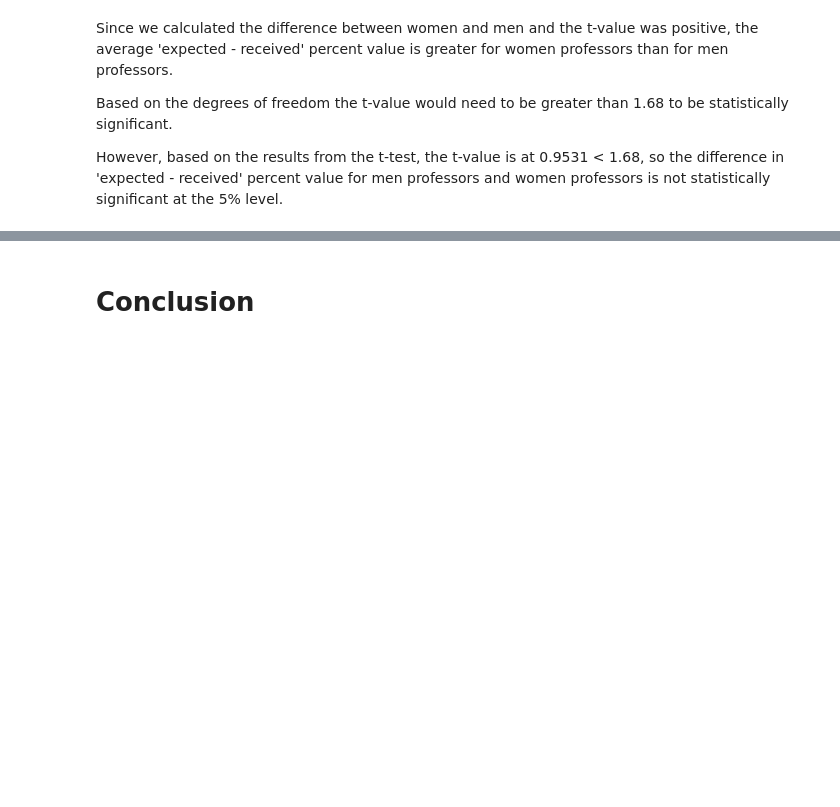
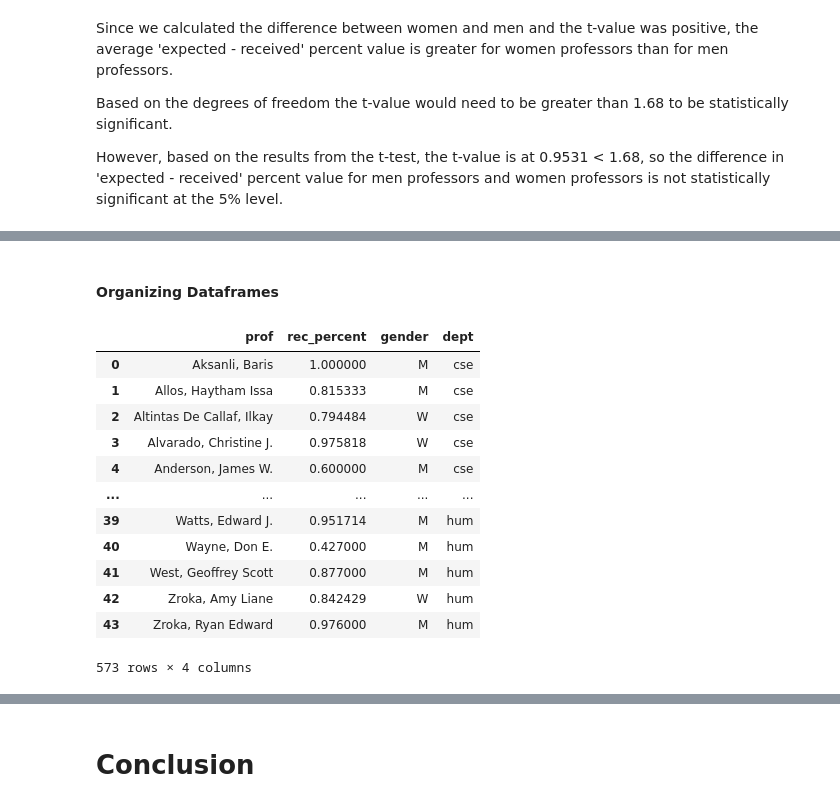
Before and after one commit to nihabhaskar/CSE_194_Project, a Jupyter notebook: Project.ipynb, the cells around one changed output, grey strips where cells are left out. Cells and saved outputs as stored; diff of their text form; code cells hidden in the pictures; blank space fills up the shorter version.

```diff
--- a/Project.ipynb
+++ b/Project.ipynb
@@ -642,0 +672,24 @@ However, based on the results from the t-test, the t-value is at 0.9531 < 1.68,
+# %% [markdown]
+#### Organizing Dataframes
+# %%
+# Putting all departments in one dataframe for recommendation rate
+df_cse_rec_avg['dept'] = 'cse'
+df_bio_rec_avg['dept'] = 'bio'
+df_hum_rec_avg['dept'] = 'hum'
+frames = [df_cse_rec_avg, df_bio_rec_avg, df_hum_rec_avg]
+df_rec_depts = pd.concat(frames)
+df_rec_depts
+# %% [output]
+|  | prof | rec_percent | gender | dept |
+| 0 | Aksanli, Baris | 1.000000 | M | cse |
+| 1 | Allos, Haytham Issa | 0.815333 | M | cse |
+| 2 | Altintas De Callaf, Ilkay | 0.794484 | W | cse |
+| 3 | Alvarado, Christine J. | 0.975818 | W | cse |
+| 4 | Anderson, James W. | 0.600000 | M | cse |
+| ... | ... | ... | ... | ... |
+| 39 | Watts, Edward J. | 0.951714 | M | hum |
+| 40 | Wayne, Don E. | 0.427000 | M | hum |
+| 41 | West, Geoffrey Scott | 0.877000 | M | hum |
+| 42 | Zroka, Amy Liane | 0.842429 | W | hum |
+| 43 | Zroka, Ryan Edward | 0.976000 | M | hum |
+573 rows × 4 columns
```
Also changed, not shown: parts of 16 cells of this notebook.
